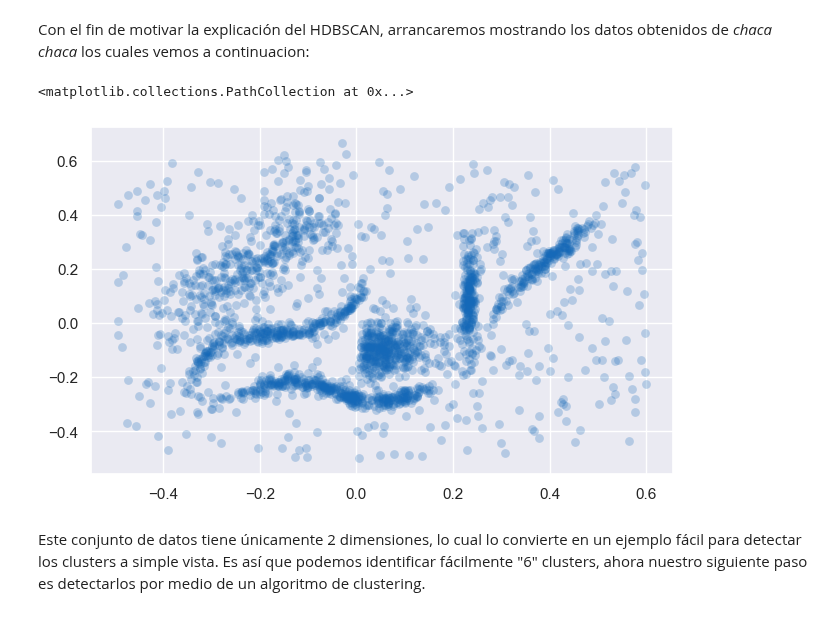
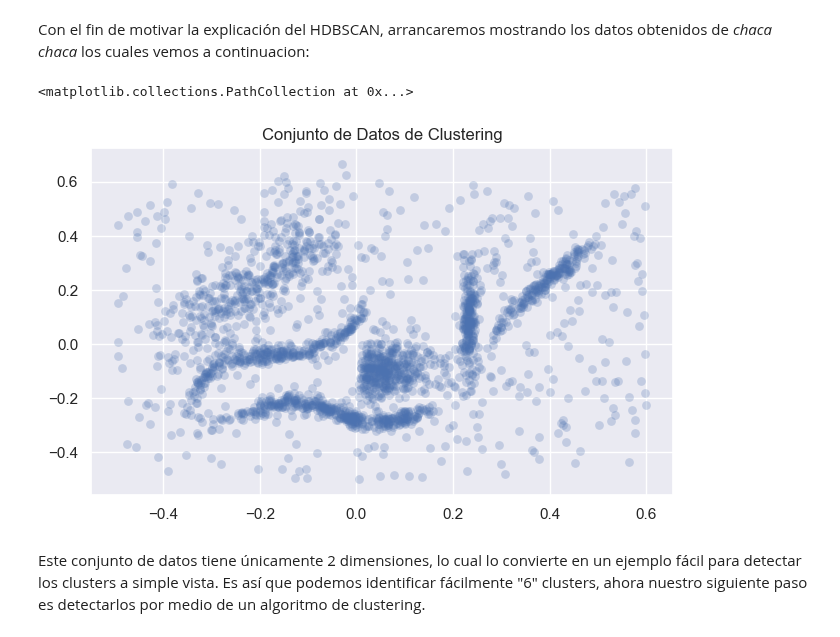
Before and after one commit to Datavaid/HDBSCAN, a Jupyter notebook: First_HDBSCAN.ipynb, the cells around one changed output. Drawn from its saved outputs; the diff is of its cells as text; code cells hidden in the pictures.

Commit message:
new graphics

```diff
--- a/First_HDBSCAN.ipynb
+++ b/First_HDBSCAN.ipynb
@@ -19,13 +19,7 @@ import sklearn.cluster as cluster
 import time
 import seaborn as sns
 import matplotlib.pyplot as plt
-from matplotlib.pylab import rcParams
 
-#plt.style.use('ggplot')
-rcParams['figure.figsize'] = 7.5, 4.5
-
-#sns.set_context('poster', font_scale=0.6)
-# Apply the default theme
 sns.set_theme()
 sns.set_color_codes()
 plot_kwds = {'alpha' : 0.25, 's' : 40, 'linewidths':0}
@@ -33,10 +27,12 @@ plot_kwds = {'alpha' : 0.25, 's' : 40, 'linewidths':0}
 Con el fin de motivar la explicación del HDBSCAN, arrancaremos mostrando los datos obtenidos de *chaca chaca* los cuales vemos a continuacion:
 # %%
 data = np.load('./Data/clusterable_data.npy')
-plt.scatter(*data.T, s=40, linewidth=0, c='#1569B8', alpha=0.25)
+plt.subplots(figsize =(7.5, 4.5))
+plt.title('Conjunto de Datos de Clustering')
+plt.scatter(data.T[0], data.T[1], **plot_kwds)
 # %% [output]
 <matplotlib.collections.PathCollection at 0x...>
-[figure, old version]
+[figure, new version]
 # %% [markdown]
 Este conjunto de datos tiene únicamente 2 dimensiones, lo cual lo convierte en un ejemplo fácil para detectar los clusters a simple vista. Es así que podemos identificar fácilmente "6" clusters, ahora nuestro siguiente paso es detectarlos por medio de un algoritmo de clustering.
 # %% [markdown]
```
Also changed, not shown: parts of 1 cell of this notebook.
